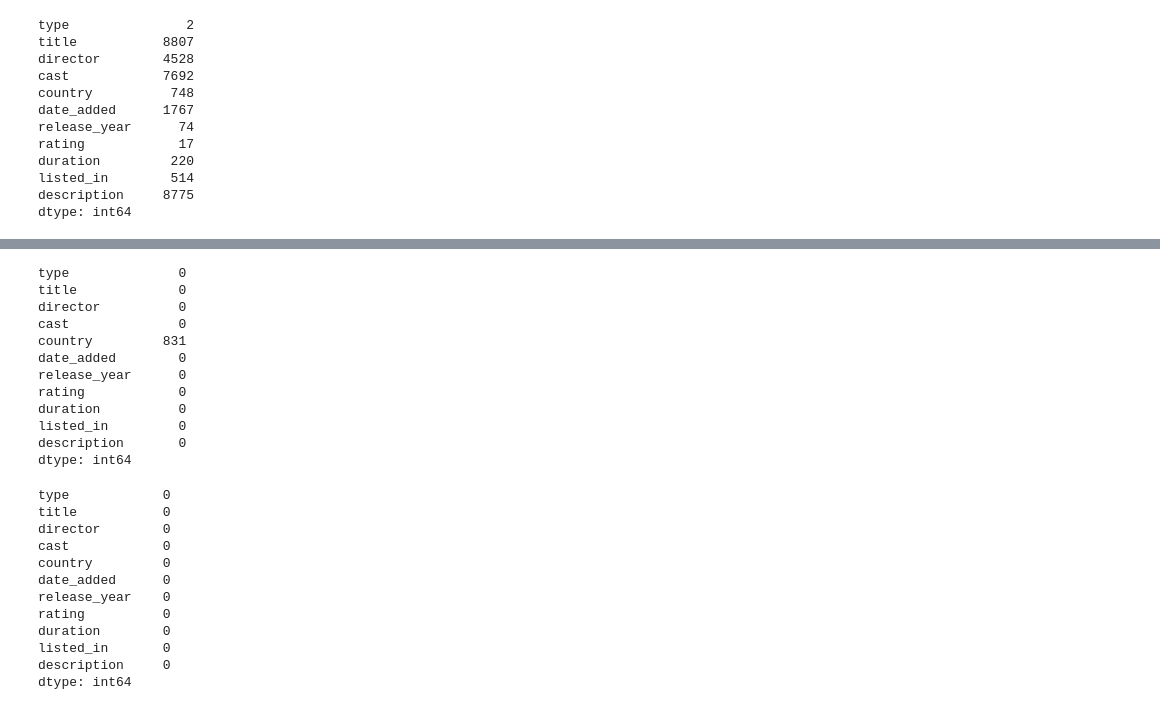
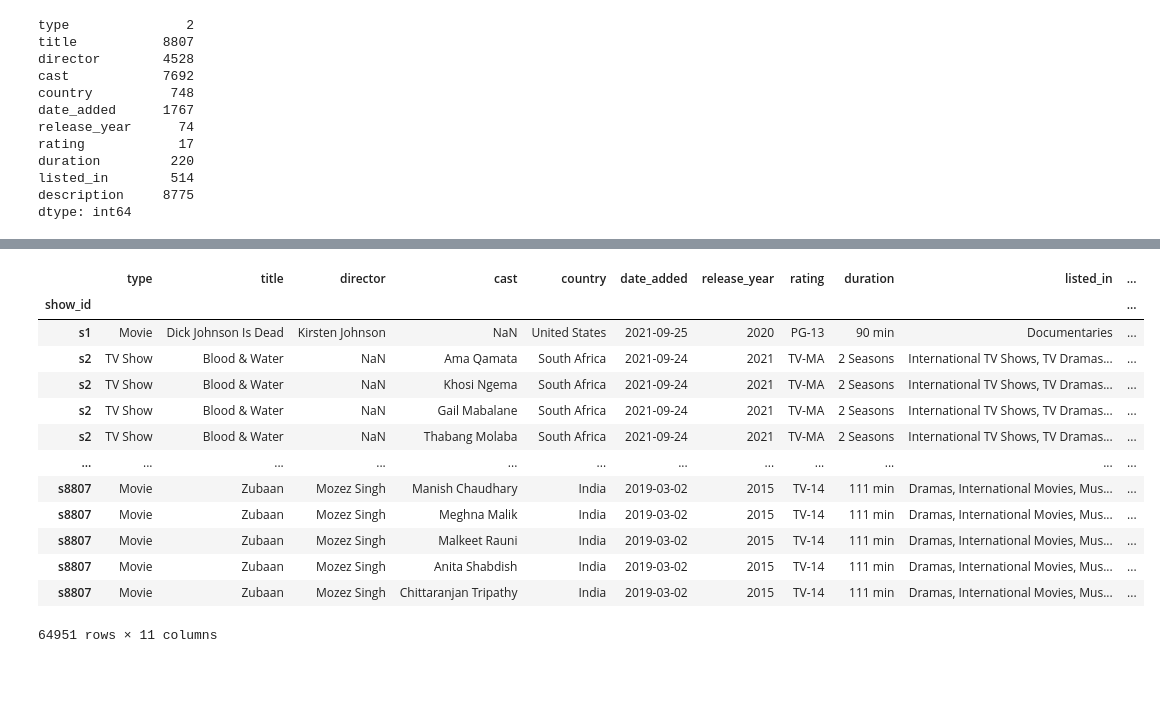
Before and after one commit to jameslaurence82/PythonPandas, a Jupyter notebook: netflixtitles.ipynb, the cells around one changed output, grey strips where cells are left out. Saved outputs shown, nothing was run; the diff lists cells and outputs as text; code cells hidden in the pictures; blank space fills up the shorter version.

```diff
--- a/netflixtitles.ipynb
+++ b/netflixtitles.ipynb
@@ -293,3 +272,0 @@ filterdf.shape
-# %%
-# Replace NaN values in the 'date_added' column with 'Unknown'
-netflixdf['date_added'] = netflixdf['date_added'].fillna('Unknown')
@@ -313,3 +272,0 @@ dtype: int64
-# %%
-# Replace NaN values in the 'director' column with 'Unknown'
-netflixdf['director'] = netflixdf['director'].fillna('Unknown')
@@ -336,17 +272,0 @@ netflixdf['cast'] = netflixdf['cast'].fillna('Unknown')
-# %%
-#checking for NaN in dataframe
-nan_count = netflixdf.isna().sum()
-nan_count
-# %% [output]
-type              0
-title             0
-director          0
-cast              0
-country         831
-date_added        0
-release_year      0
-rating            0
-duration          0
-listed_in         0
-description       0
-dtype: int64
@@ -356,17 +273,27 @@ netflixdf['country'] = netflixdf['country'].fillna('Unknown')
-# %%
-#checking for NaN in dataframe
-nan_count = netflixdf.isna().sum()
-nan_count
-# %% [output]
-type            0
-title           0
-director        0
-cast            0
-country         0
-date_added      0
-release_year    0
-rating          0
-duration        0
-listed_in       0
-description     0
-dtype: int64
+# %%
+# Copy original DataFrame to avoid modifying it
+castdf_exploded = netflixdf.copy()
+
+# Convert the 'cast' column to lists
+castdf_exploded['cast'] = castdf_exploded['cast'].str.split(', ')
+
+# Explode specified columns
+castdf_exploded = castdf_exploded.explode('cast')
+
+# Print exploded DataFrame
+castdf_exploded
+# %% [output]
+|  | type | title | director | cast | country | date_added | release_year | rating | duration | listed_in | ... |
+| show_id |  |  |  |  |  |  |  |  |  |  | ... |
+| s1 | Movie | Dick Johnson Is Dead | Kirsten Johnson | NaN | United States | 2021-09-25 | 2020 | PG-13 | 90 min | Documentaries | ... |
+| s2 | TV Show | Blood & Water | NaN | Ama Qamata | South Africa | 2021-09-24 | 2021 | TV-MA | 2 Seasons | International TV Shows, TV Dramas... | ... |
+| s2 | TV Show | Blood & Water | NaN | Khosi Ngema | South Africa | 2021-09-24 | 2021 | TV-MA | 2 Seasons | International TV Shows, TV Dramas... | ... |
+| s2 | TV Show | Blood & Water | NaN | Gail Mabalane | South Africa | 2021-09-24 | 2021 | TV-MA | 2 Seasons | International TV Shows, TV Dramas... | ... |
+| s2 | TV Show | Blood & Water | NaN | Thabang Molaba | South Africa | 2021-09-24 | 2021 | TV-MA | 2 Seasons | International TV Shows, TV Dramas... | ... |
+| ... | ... | ... | ... | ... | ... | ... | ... | ... | ... | ... | ... |
+| s8807 | Movie | Zubaan | Mozez Singh | Manish Chaudhary | India | 2019-03-02 | 2015 | TV-14 | 111 min | Dramas, International Movies, Mus... | ... |
+| s8807 | Movie | Zubaan | Mozez Singh | Meghna Malik | India | 2019-03-02 | 2015 | TV-14 | 111 min | Dramas, International Movies, Mus... | ... |
+| s8807 | Movie | Zubaan | Mozez Singh | Malkeet Rauni | India | 2019-03-02 | 2015 | TV-14 | 111 min | Dramas, International Movies, Mus... | ... |
+| s8807 | Movie | Zubaan | Mozez Singh | Anita Shabdish | India | 2019-03-02 | 2015 | TV-14 | 111 min | Dramas, International Movies, Mus... | ... |
+| s8807 | Movie | Zubaan | Mozez Singh | Chittaranjan Tripathy | India | 2019-03-02 | 2015 | TV-14 | 111 min | Dramas, International Movies, Mus... | ... |
+64951 rows × 11 columns
```
Also changed, not shown: parts of 47 cells of this notebook, 2 other files.
